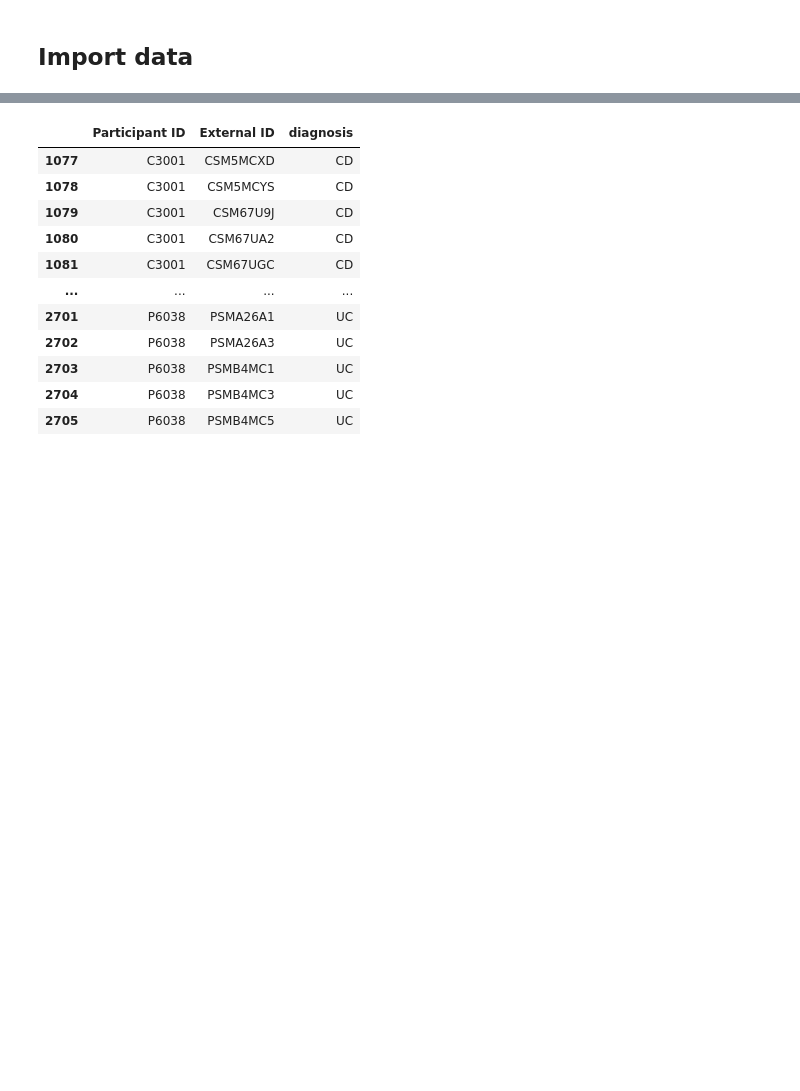
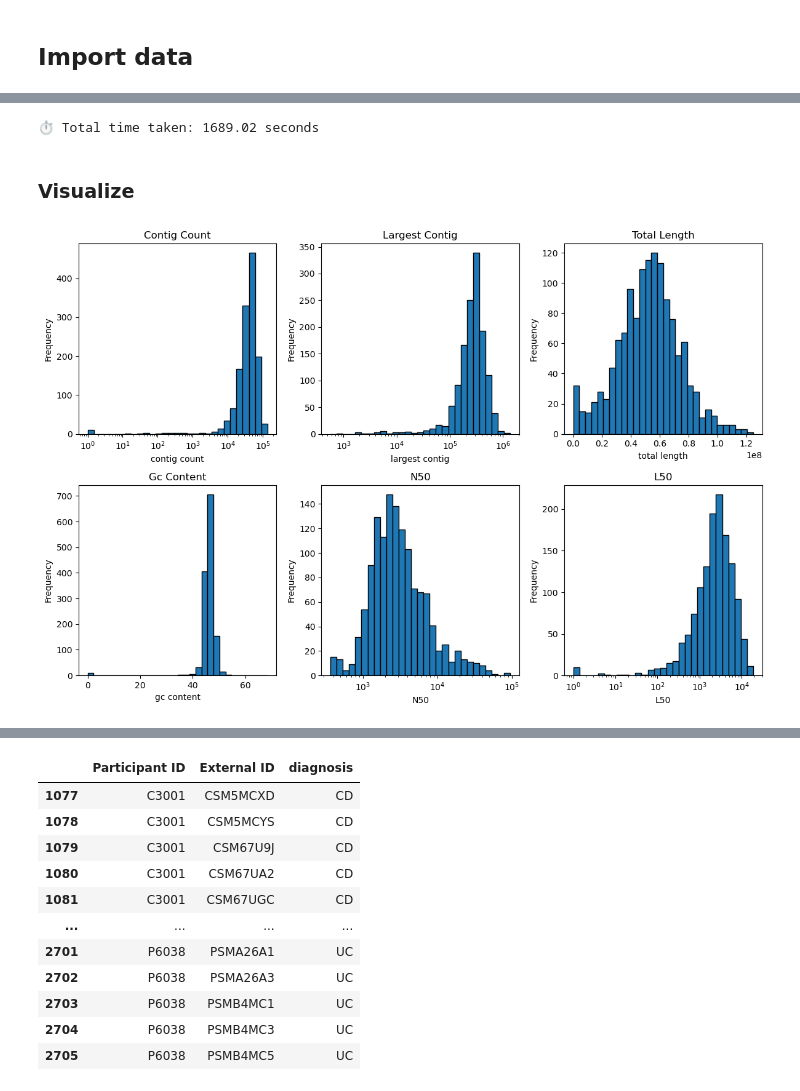
Before and after one commit to robcli/20.490_Deep_Learning_Biology, a Jupyter notebook: filtering_sampling_SJBae.ipynb, the cells around one changed output, grey strips where cells are left out. Drawn from its saved outputs; the diff is of its cells as text; code cells hidden in the pictures; blank space fills up the shorter version.

```diff
--- a/filtering_sampling_SJBae.ipynb
+++ b/filtering_sampling_SJBae.ipynb
@@ -51,0 +142,5 @@ assembly_df = sample_df.query("data_type == 'metagenomics'").\
+# %%
+elapsed_time = end_time - start_time
+print(f"⏱️ Total time taken: {elapsed_time:.2f} seconds")
+# %% [output]
+⏱️ Total time taken: 1689.02 seconds
@@ -51,0 +158,2 @@ assembly_df = sample_df.query("data_type == 'metagenomics'").\
+# %% [markdown]
+### Visualize
@@ -51,0 +162,29 @@ assembly_df = sample_df.query("data_type == 'metagenomics'").\
+# %%
+# 📈 6. Plot histograms of characteristics
+import numpy as np
+
+plt.figure(figsize=(12, 8))
+
+log_scale_columns = ["contig_count", "largest_contig", "N50", "L50"]
+
+for i, column in enumerate(["contig_count", "largest_contig", "total_length", "gc_content", "N50", "L50"], 1):
+    plt.subplot(2, 3, i)
+    data = all_metadata_contig_stats[column].dropna()
+
+    if column in log_scale_columns:
+        data = data.replace(0, data[data > 0].min())
+        bins = np.logspace(np.log10(data.min()), np.log10(data.max()), 30)
+        plt.hist(data, bins=bins, edgecolor='black')
+        plt.xscale('log')
+    else:
+        plt.hist(data, bins=30, edgecolor='black')
+
+    plt.title(column.replace("_", " ").title())
+    plt.xlabel(column.replace("_", " "))
+    plt.ylabel("Frequency")
+
+plt.tight_layout()
+plt.savefig("contig_stats_histograms.png")
+plt.show()
+# %% [output]
+[figure, added]
```
Also changed, not shown: parts of 26 cells of this notebook, 9 other files.
